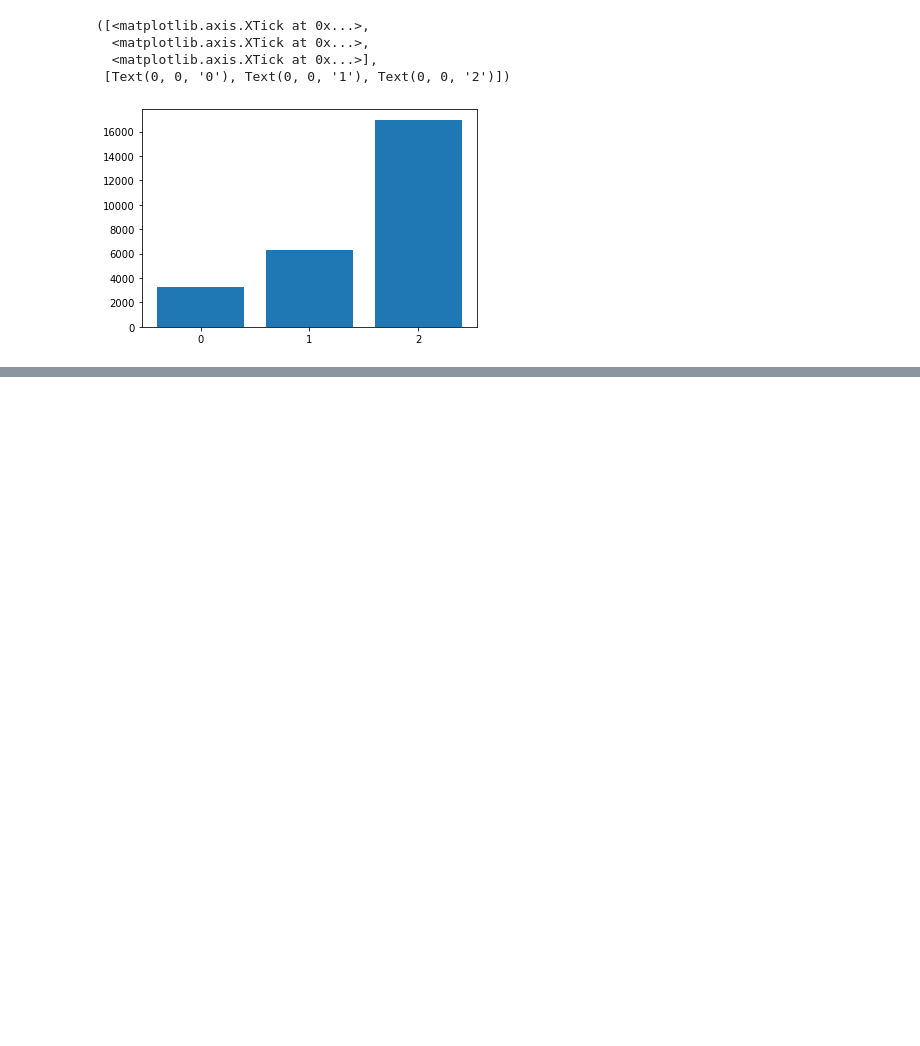
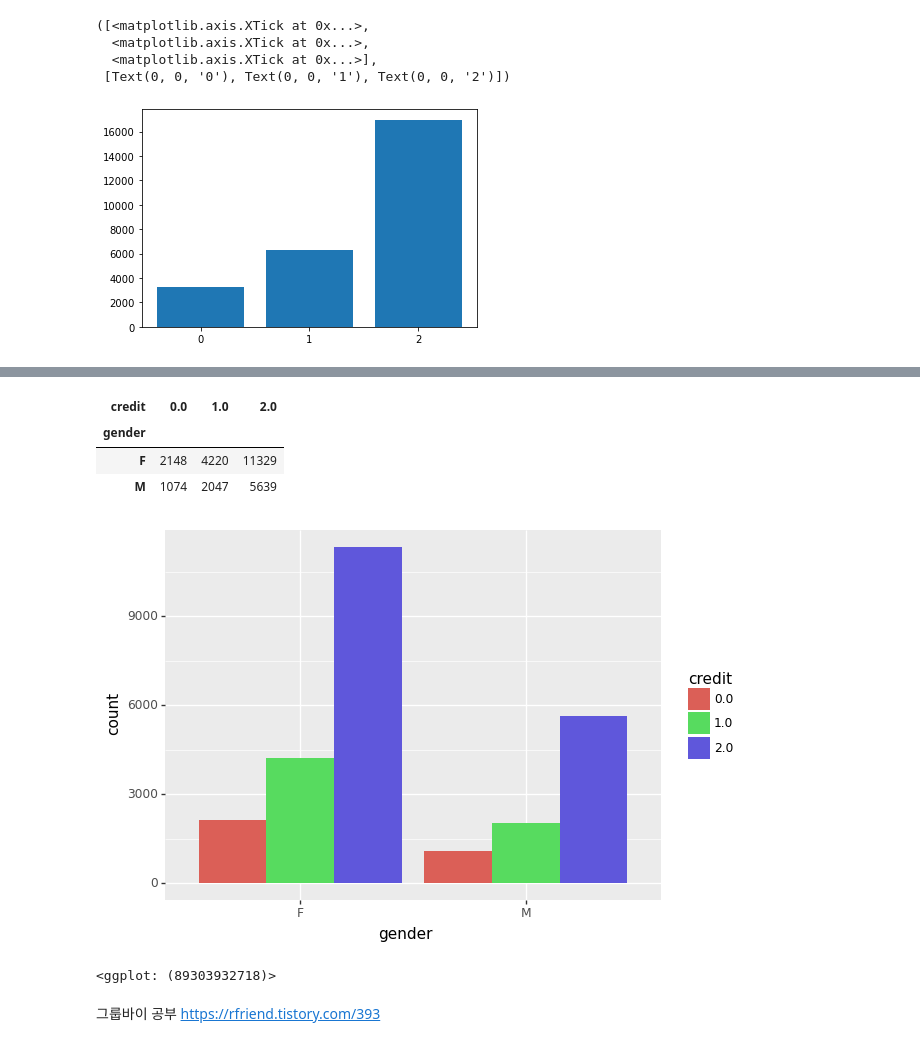
Before and after one commit to dykim-stat/code_monkey_competition, a Jupyter notebook: 1. 신용카드 사용자 연체 예측 AI 경진대회/1. 입문자의 투박한 EDA.ipynb, the cells around one changed output, grey strips where cells are left out. Saved outputs shown, nothing was run; the diff lists cells and outputs as text; code cells hidden in the pictures; blank space fills up the shorter version.

```diff
--- a/1. 신용카드 사용자 연체 예측 AI 경진대회/1. 입문자의 투박한 EDA.ipynb
+++ b/1. 신용카드 사용자 연체 예측 AI 경진대회/1. 입문자의 투박한 EDA.ipynb
@@ -85,0 +132,18 @@ plt.xticks(np.unique(dat.credit),['0','1','2'])
+# %%
+dat.groupby(['gender','credit'])['credit'].size().unstack()
+# %% [output]
+| credit | 0.0 | 1.0 | 2.0 |
+| gender |  |  |  |
+| F | 2148 | 4220 | 11329 |
+| M | 1074 | 2047 | 5639 |
+# %%
+dat1 = dat.groupby(['gender','credit']).size().reset_index()
+dat1.columns = ['gender', 'credit', 'count']
+dat1['credit'] = [str(a) for a in dat1['credit']]
+ggplot(data=dat1, mapping=aes(x='gender',y='count',fill='credit'))+geom_col(position='dodge')
+# %% [output]
+[figure, added]
+<ggplot: (89303932718)>
+# %% [markdown]
+그룹바이 공부
+https://rfriend.tistory.com/393
```
Also changed, not shown: parts of 12 cells of this notebook.
